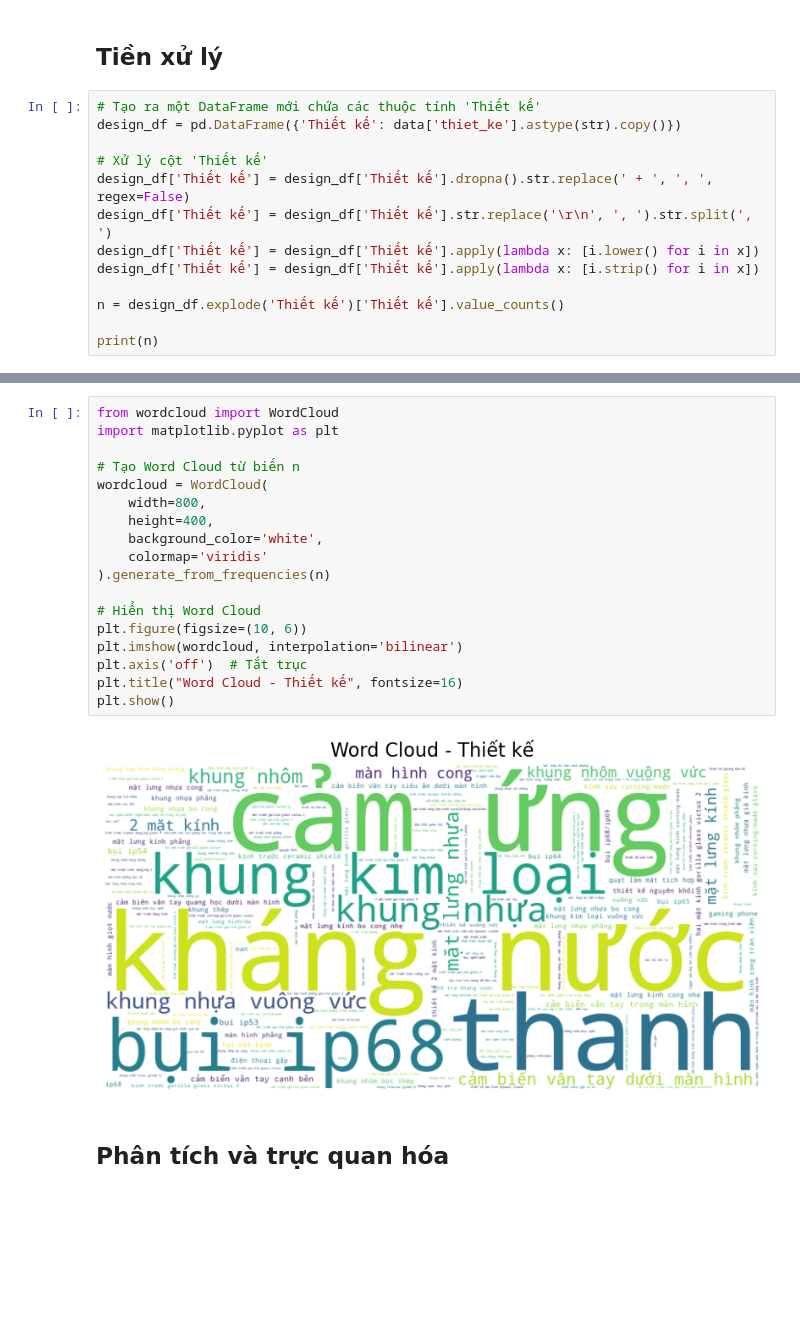
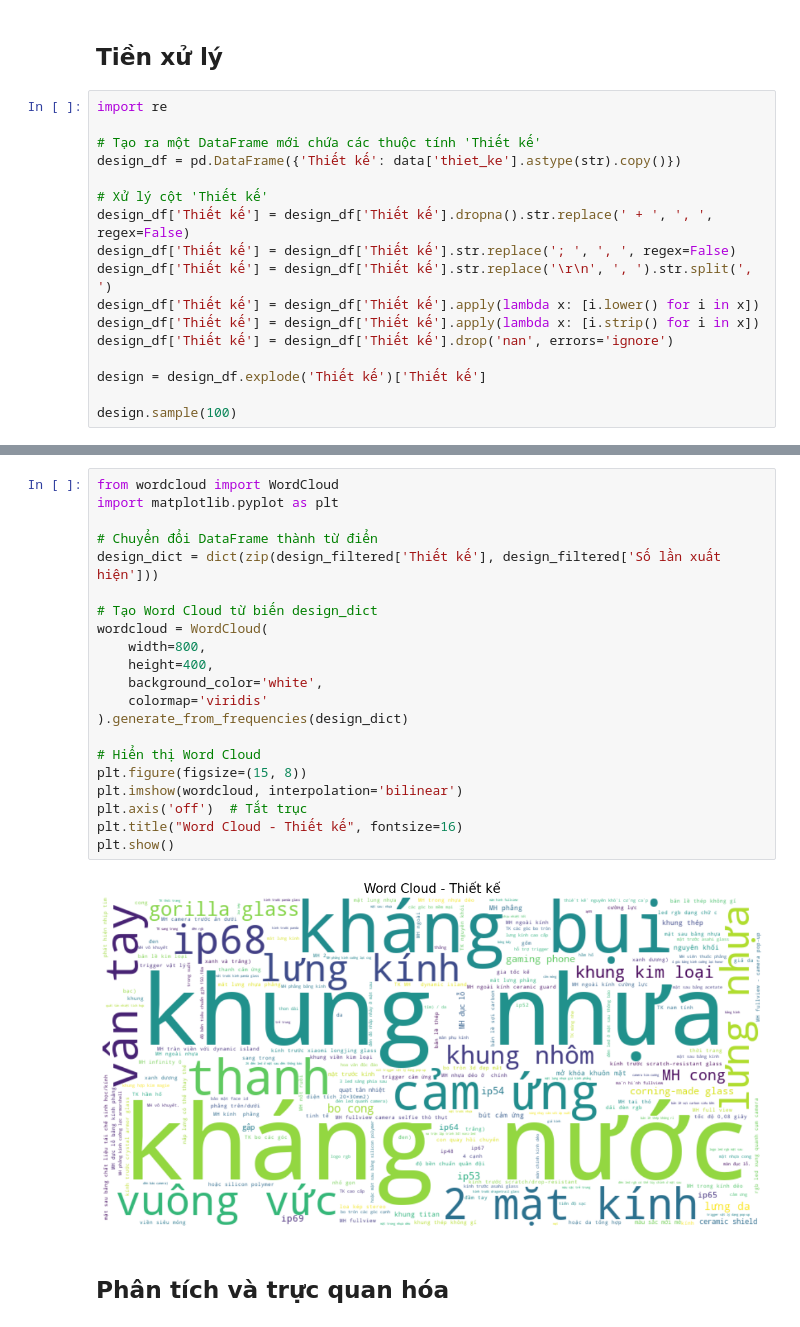
Before and after one commit to Yogurt01/G2_IntroToDataScience_CQ2022-21_Lab, a Jupyter notebook: notebooks/3.2-eda-22120029.ipynb, the cells around one changed output, grey strips where cells are left out. Saved outputs shown, nothing was run; the diff lists cells and outputs as text; blank space fills up the shorter version.

```diff
--- a/notebooks/3.2-eda-22120029.ipynb
+++ b/notebooks/3.2-eda-22120029.ipynb
@@ -382,16 +382,20 @@ Những thông số ảnh hưởng mạnh nhất đến giá của một chiếc
 # %% [markdown]
 ## Tiền xử lý
 # %%
+import re
+
 # Tạo ra một DataFrame mới chứa các thuộc tính 'Thiết kế'
 design_df = pd.DataFrame({'Thiết kế': data['thiet_ke'].astype(str).copy()})
 
 # Xử lý cột 'Thiết kế'
 design_df['Thiết kế'] = design_df['Thiết kế'].dropna().str.replace(' + ', ', ', regex=False)
+design_df['Thiết kế'] = design_df['Thiết kế'].str.replace('; ', ', ', regex=False)
 design_df['Thiết kế'] = design_df['Thiết kế'].str.replace('\r\n', ', ').str.split(', ')
 design_df['Thiết kế'] = design_df['Thiết kế'].apply(lambda x: [i.lower() for i in x])
 design_df['Thiết kế'] = design_df['Thiết kế'].apply(lambda x: [i.strip() for i in x])
+design_df['Thiết kế'] = design_df['Thiết kế'].drop('nan', errors='ignore')
 
-n = design_df.explode('Thiết kế')['Thiết kế'].value_counts()
+design = design_df.explode('Thiết kế')['Thiết kế']
 
-print(n)
+design.sample(100)
 # %% [output]
@@ -415,23 +581,26 @@ Name: count, dtype: int64
 # %%
 from wordcloud import WordCloud
 import matplotlib.pyplot as plt
 
-# Tạo Word Cloud từ biến n
+# Chuyển đổi DataFrame thành từ điển
+design_dict = dict(zip(design_filtered['Thiết kế'], design_filtered['Số lần xuất hiện']))
+
+# Tạo Word Cloud từ biến design_dict
 wordcloud = WordCloud(
     width=800,
     height=400,
     background_color='white',
     colormap='viridis'
-).generate_from_frequencies(n)
+).generate_from_frequencies(design_dict)
 
 # Hiển thị Word Cloud
-plt.figure(figsize=(10, 6))
+plt.figure(figsize=(15, 8))
 plt.imshow(wordcloud, interpolation='bilinear')
 plt.axis('off')  # Tắt trục
 plt.title("Word Cloud - Thiết kế", fontsize=16)
 plt.show()
 # %% [output]
-[figure, old version]
+[figure, new version]
 # %% [markdown]
 ## Phân tích và trực quan hóa
 # %% [markdown]
```
Also changed, not shown: parts of 4 cells of this notebook, 22 other files.
